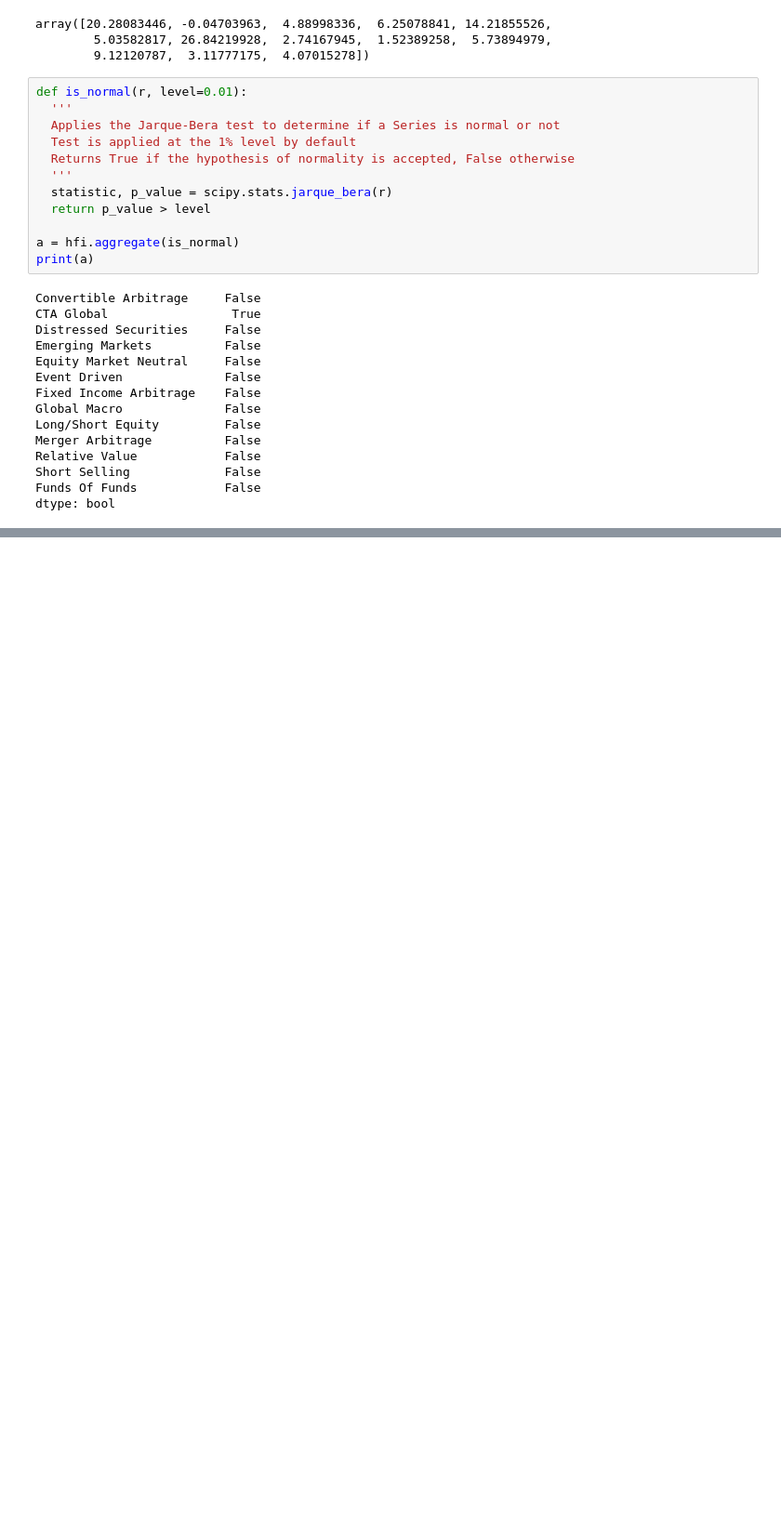
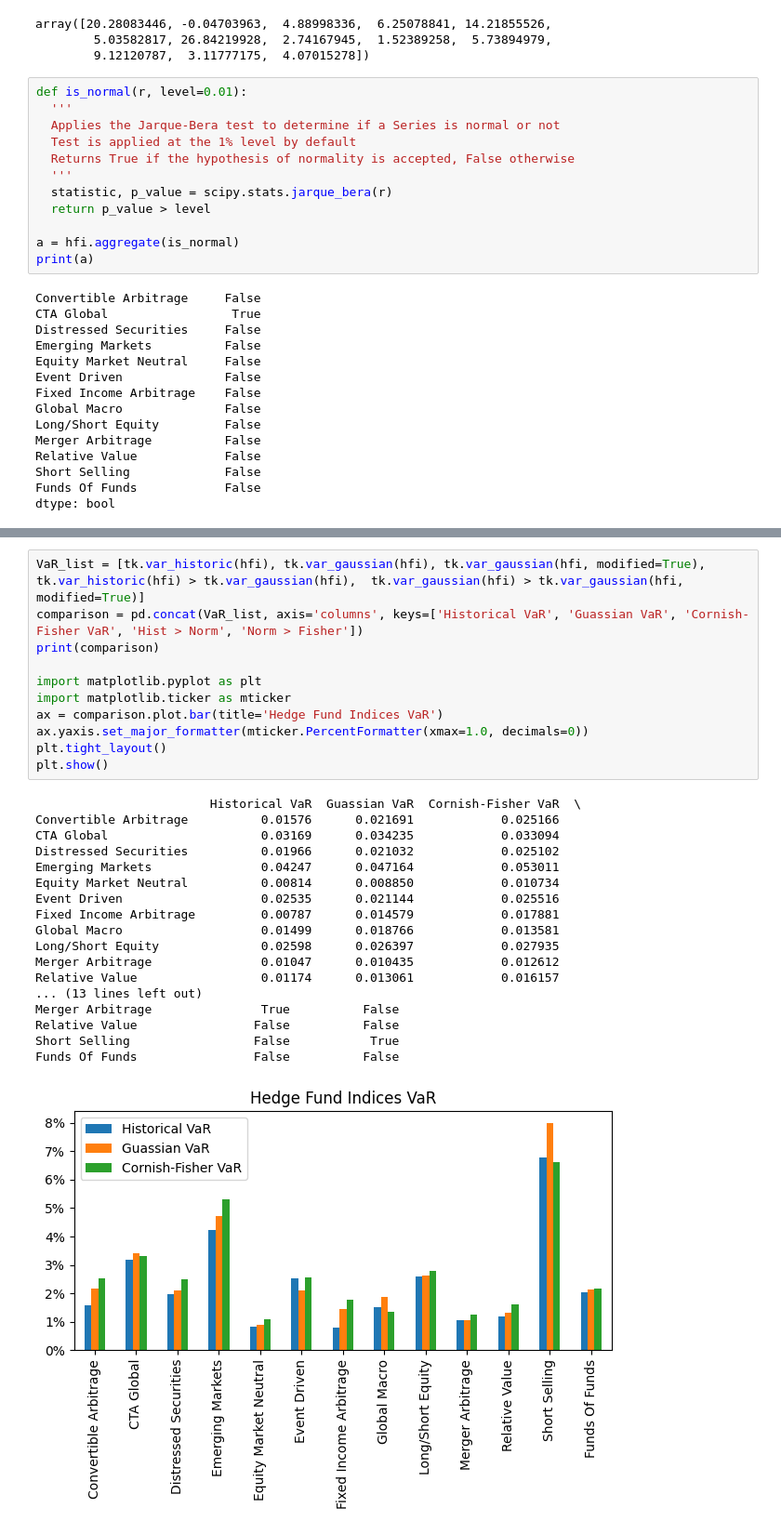
Before and after one commit to Terry4715/MVO-backtest, a Jupyter notebook: codeAlong.ipynb, the cells around one changed output, grey strips where cells are left out. Shown at 93% size. Cells and saved outputs as stored; diff of their text form; blank space fills up the shorter version.

```diff
--- a/codeAlong.ipynb
+++ b/codeAlong.ipynb
@@ -181,0 +232,30 @@ dtype: bool
+# %%
+VaR_list = [tk.var_historic(hfi), tk.var_gaussian(hfi), tk.var_gaussian(hfi, modified=True), tk.var_historic(hfi) > tk.var_gaussian(hfi),  tk.var_gaussian(hfi) > tk.var_gaussian(hfi, modified=True)]
+comparison = pd.concat(VaR_list, axis='columns', keys=['Historical VaR', 'Guassian VaR', 'Cornish-Fisher VaR', 'Hist > Norm', 'Norm > Fisher'])
+print(comparison)
+
+import matplotlib.pyplot as plt
+import matplotlib.ticker as mticker
+ax = comparison.plot.bar(title='Hedge Fund Indices VaR')
+ax.yaxis.set_major_formatter(mticker.PercentFormatter(xmax=1.0, decimals=0))
+plt.tight_layout()
+plt.show()
+# %% [output]
+                        Historical VaR  Guassian VaR  Cornish-Fisher VaR  \
+Convertible Arbitrage          0.01576      0.021691            0.025166
+CTA Global                     0.03169      0.034235            0.033094
+Distressed Securities          0.01966      0.021032            0.025102
+Emerging Markets               0.04247      0.047164            0.053011
+Equity Market Neutral          0.00814      0.008850            0.010734
+Event Driven                   0.02535      0.021144            0.025516
+Fixed Income Arbitrage         0.00787      0.014579            0.017881
+Global Macro                   0.01499      0.018766            0.013581
+Long/Short Equity              0.02598      0.026397            0.027935
+Merger Arbitrage               0.01047      0.010435            0.012612
+Relative Value                 0.01174      0.013061            0.016157
+... (13 lines left out)
+Merger Arbitrage               True          False
+Relative Value                False          False
+Short Selling                 False           True
+Funds Of Funds                False          False
+[figure, added]
```
Also changed, not shown: parts of 10 cells of this notebook.
